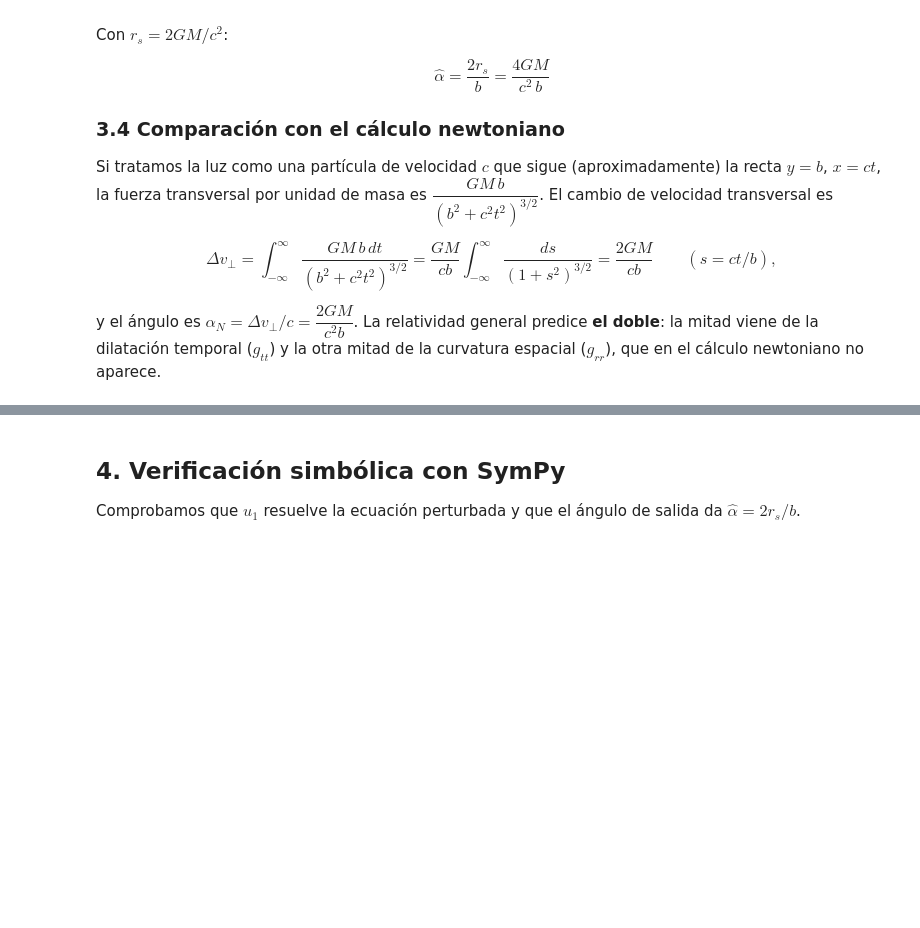
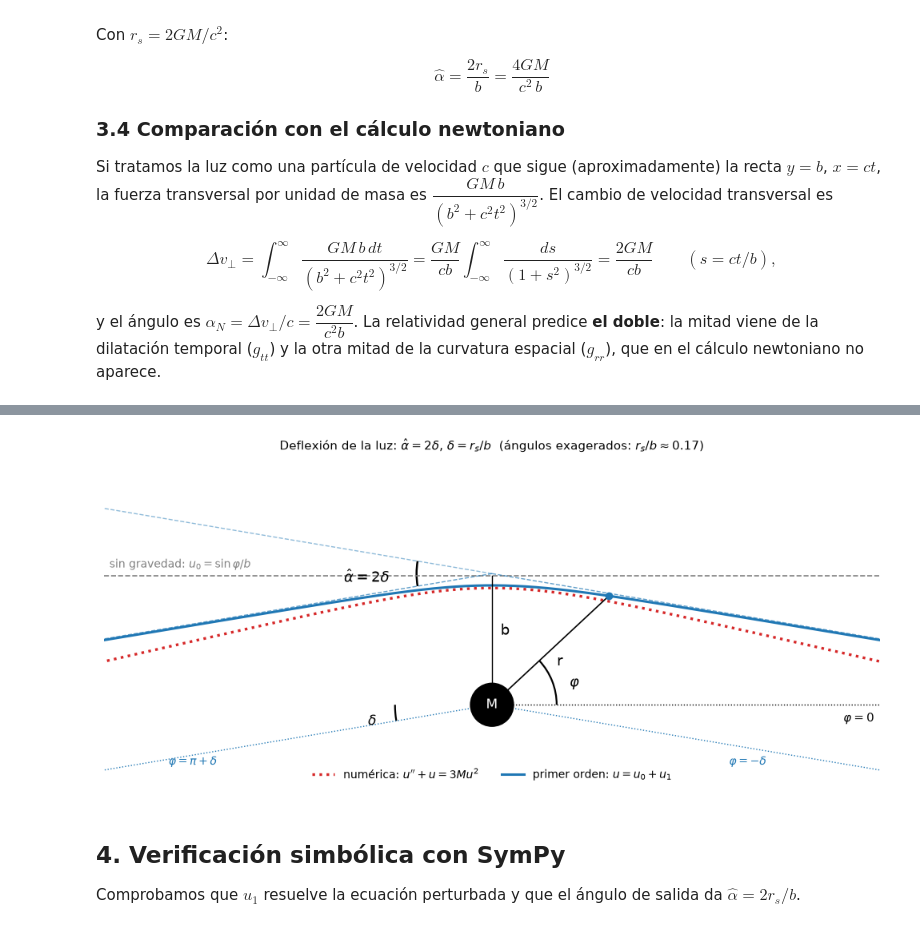
Before and after one commit to Luis1Corado/Deflexi-n-de-la-Luz-con-Metrica-de-Schwarzschild-Notebook, a Jupyter notebook: deflexion_luz_schwarzschild.ipynb, the cells around one changed output, grey strips where cells are left out. Saved outputs shown, nothing was run; the diff lists cells and outputs as text; code cells hidden in the pictures; blank space fills up the shorter version.

Commit message:
Figura de la geometria y la perturbacion (phi, r, b, delta, alpha)
Co-Authored-By: Claude Sonnet 5.5 <noreply@anthropic.com>

```diff
--- a/deflexion_luz_schwarzschild.ipynb
+++ b/deflexion_luz_schwarzschild.ipynb
@@ -167,3 +176,89 @@ y el ángulo es $\alpha_N=\Delta v_\perp/c=\dfrac{2GM}{c^2b}$. La relatividad ge
+# %%
+import numpy as np
+import matplotlib.pyplot as plt
+from matplotlib.patches import Arc, Circle
+from scipy.integrate import solve_ivp
+
+M, b = 1.0, 12.0            # unidades GM/c^2 = 1
+rs = 2*M
+delta = rs/b                # primer orden
+
+# (1) solución de primer orden  u = u0 + u1
+phi = np.linspace(-delta + 0.012, np.pi + delta - 0.012, 3000)
+u_1 = np.sin(phi)/b + rs/(2*b**2)*(1 + np.cos(phi)**2)
+x1, y1 = np.cos(phi)/u_1, np.sin(phi)/u_1
+
+# (2) integración numérica de  u'' + u = 3 M u^2  con el mismo b (simétrica en phi = pi/2)
+u_p = min(r.real for r in np.roots([rs, -1, 0, 1/b**2]) if abs(r.imag) < 1e-12 and r.real > 0)
+f = lambda p, y: [y[1], -y[0] + 3*M*y[0]**2]
+ev = lambda p, y: y[0] - 1e-3
+ev.terminal, ev.direction = True, -1
+fw = solve_ivp(f, [np.pi/2,  4], [u_p, 0], events=ev, rtol=1e-10, atol=1e-12, dense_output=True)
+bw = solve_ivp(f, [np.pi/2, -2], [u_p, 0], events=ev, rtol=1e-10, atol=1e-12, dense_output=True)
+pb, pf = np.linspace(bw.t[-1], np.pi/2, 800), np.linspace(np.pi/2, fw.t[-1], 800)
+p_n = np.concatenate([pb, pf]); u_n = np.concatenate([bw.sol(pb)[0], fw.sol(pf)[0]])
+xn, yn = np.cos(p_n)/u_n, np.sin(p_n)/u_n
+
+L = 36
+def recorta(x, y):
+    m = np.abs(x) <= L
+    return np.where(m, x, np.nan), np.where(m, y, np.nan)
+x1, y1 = recorta(x1, y1); xn, yn = recorta(xn, yn)
+
+fig, ax = plt.subplots(figsize=(10, 5.4))
+ax.set_aspect("equal"); ax.set(xlim=(-L, L), ylim=(-8, 23)); ax.axis("off")
+
+# masa
+ax.add_patch(Circle((0, 0), rs, color="k", zorder=5))
+ax.text(0, 0, "M", color="w", ha="center", va="center", zorder=6, fontsize=12)
+
+# orden cero y eje de referencia
+ax.plot([-L, L], [b, b], "--", color="gray", lw=1.2)
+ax.text(-L + 0.5, b + 0.7, r"sin gravedad: $u_0=\sin\varphi/b$", color="gray", fontsize=10)
+ax.plot([0, L], [0, 0], ":", color="k", lw=1)
+ax.text(L - 0.5, -1.6, r"$\varphi=0$", ha="right", fontsize=11)
+
+# trayectorias
+ax.plot(xn, yn, ":", color="tab:red", lw=2.4, label=r"numérica: $u''+u=3Mu^2$")
+ax.plot(x1, y1, color="tab:blue", lw=2.2, label=r"primer orden: $u=u_0+u_1$")
+
+# asíntotas y punto de cruce I
+yI = b/np.cos(delta)
+xs = np.array([0, L])
+ax.plot(xs, yI - xs*np.tan(delta), "--", color="tab:blue", lw=1, alpha=.7)        # entrada
+ax.plot(-xs, yI - (-xs)*np.tan(delta), "--", color="tab:blue", lw=1, alpha=.5)    # prolongación
+ax.plot(-xs, yI + (-xs)*np.tan(-delta)*-1, "--", color="tab:blue", lw=1, alpha=.7) # salida
+ax.add_patch(Arc((0, yI), 14, 14, theta1=180 - np.degrees(delta), theta2=180 + np.degrees(delta), lw=1.8))
+ax.text(-9.5, yI - 0.3, r"$\hat\alpha=2\delta$", ha="right", va="center", fontsize=13)
+
+# ángulos de entrada/salida en el origen
+ax.plot([0, L], [0, -L*np.tan(delta)], ":", color="tab:blue", lw=1)
+ax.plot([0, -L], [0, -L*np.tan(delta)], ":", color="tab:blue", lw=1)
+ax.add_patch(Arc((0, 0), 18, 18, theta1=180, theta2=180 + np.degrees(delta), lw=1.6))
+ax.text(-11.5, -1.9, r"$\delta$", fontsize=12)
+ax.text(22, -5.6, r"$\varphi=-\delta$", fontsize=10, color="tab:blue")
+ax.text(-30, -5.6, r"$\varphi=\pi+\delta$", fontsize=10, color="tab:blue")
+
+# parámetro de impacto
+ax.plot([0, 0], [rs, b], color="k", lw=1)
+ax.text(0.8, 6.5, "b", fontsize=13)
+
+# phi y r en un punto del rayo
+phiP = 0.75
+uP = np.sin(phiP)/b + rs/(2*b**2)*(1 + np.cos(phiP)**2)
+rP = 1/uP; P = (rP*np.cos(phiP), rP*np.sin(phiP))
+ax.plot([0, P[0]], [0, P[1]], color="k", lw=1.2); ax.plot(*P, "o", color="tab:blue", zorder=6)
+ax.add_patch(Arc((0, 0), 12, 12, theta1=0, theta2=np.degrees(phiP), lw=1.6))
+ax.text(7.2, 1.7, r"$\varphi$", fontsize=13)
+ax.text(P[0]/2 + 0.6, P[1]/2 - 1.4, "r", fontsize=13)
+
+ax.legend(loc="lower center", ncol=2, frameon=False, fontsize=10)
+ax.set_title(r"Deflexión de la luz: $\hat\alpha=2\delta$, $\delta=r_s/b$  (ángulos exagerados: $r_s/b\approx0.17$)", fontsize=11)
+plt.tight_layout()
+plt.savefig("figura_deflexion.png", dpi=150, bbox_inches="tight")
+plt.show()
+# %% [output]
+[figure, added]
 # %% [markdown]
 ## 4. Verificación simbólica con SymPy
 
```
Also changed, not shown: parts of 1 cell of this notebook, 3 other files.
